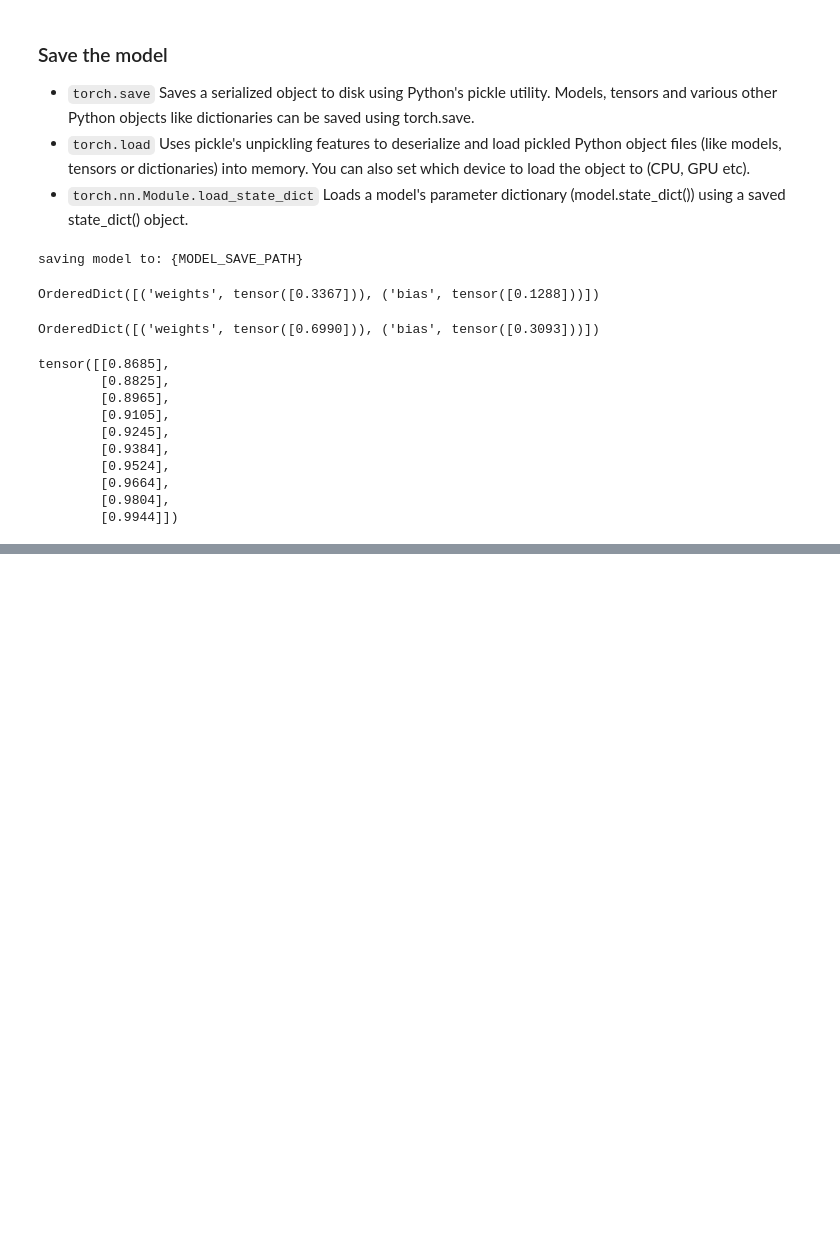
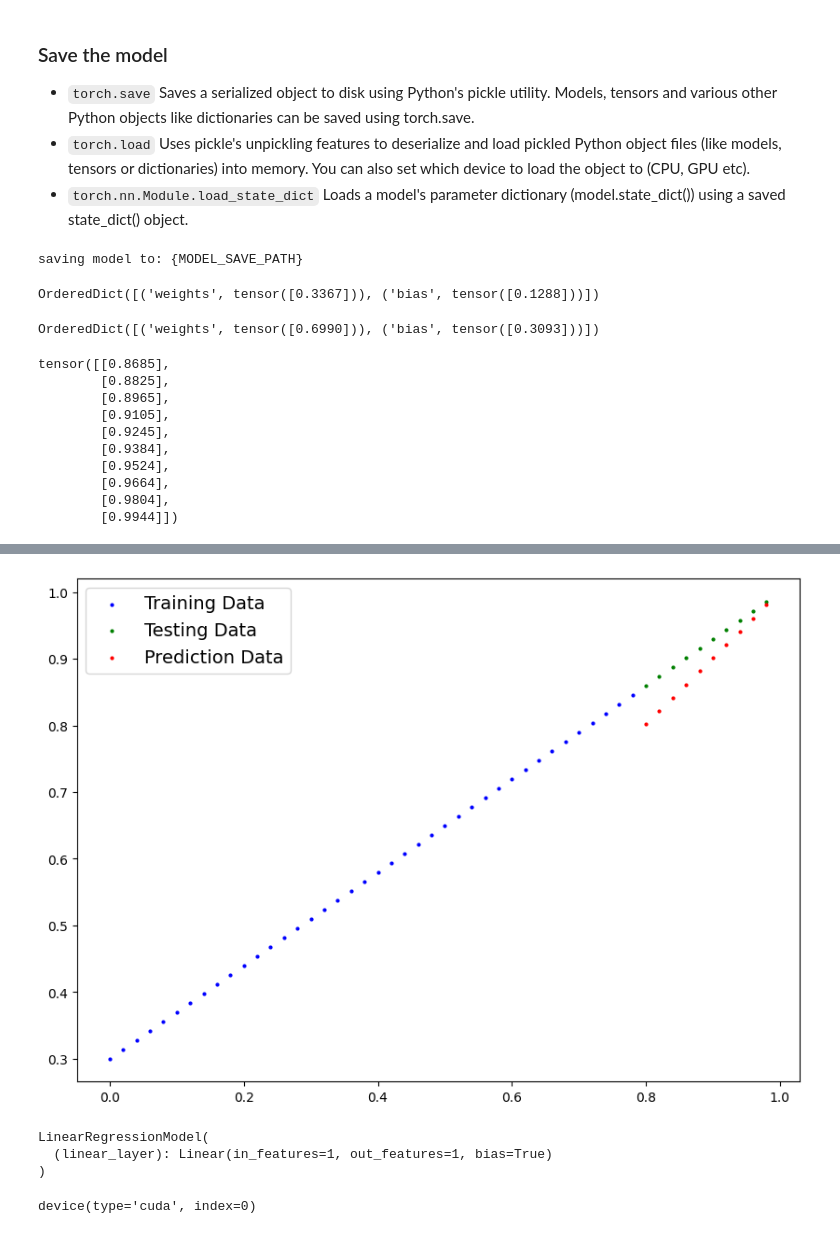
Before and after one commit to allail-qadrillah/Learn-Pytorch, a Jupyter notebook: 01_pytorch_workflow.ipynb, the cells around one changed output, grey strips where cells are left out. Drawn from its saved outputs; the diff is of its cells as text; code cells hidden in the pictures; blank space fills up the shorter version.

```diff
--- a/01_pytorch_workflow.ipynb
+++ b/01_pytorch_workflow.ipynb
@@ -384,0 +440,7 @@ tensor([[0.8685],
+# %%
+# Split data
+train_split = int(0.8 * len(x))
+x_train, y_train = x[:train_split], y[:train_split]
+x_test, y_test = x[train_split:], y[train_split:]
+
+len(X_train), len(y_train), len(X_test), len(y_test)
@@ -384,0 +455,17 @@ tensor([[0.8685],
+# %%
+# BUILIDNG LINEAR MODEL
+class LinearRegressionModel(nn.Module):
+  def __init__(self):
+    super().__init__()
+
+    # use nn.Linear() for createing model parameters
+    self.linear_layer = nn.Linear(in_features=1,
+                                  out_features=1)
+
+  # Define the forward computation (input data x flows through nn.Linear())
+  def forward(self, x:torch.Tensor):
+    return self.linear_layer(x)
+
+torch.manual_seed(42)
+model_1 = LinearRegressionModel()
+model_1, model_1.state_dict()
@@ -384,0 +485,7 @@ tensor([[0.8685],
+# %%
+# setup loss function
+loss_fn = nn.L1Loss()
+
+# setup optimizer
+optimizer = torch.optim.SGD( params=model_1.parameters(),
+                              lr=0.01)
@@ -384,0 +555,9 @@ tensor([[0.8685],
+# %%
+# turn into evaluation mode
+model_1.eval()
+
+# make prediction on the test data
+with  torch.inference_mode():
+  y_preds = model_1(X_test)
+
+y_preds
@@ -384,0 +575,4 @@ tensor([[0.8685],
+# %%
+plot_prediction(predictions=y_preds.cpu())
+# %% [output]
+[figure, added]
@@ -384,0 +592,17 @@ tensor([[0.8685],
+# %%
+# load a model
+loaded_model_1 = LinearRegressionModel()
+
+# load the model state dict
+loaded_model_1.load_state_dict(torch.load(MODEL_SAVE_PATH))
+
+# put loaded model ti device
+loaded_model_1.to(device)
+# %% [output]
+LinearRegressionModel(
+  (linear_layer): Linear(in_features=1, out_features=1, bias=True)
+)
+# %%
+next(loaded_model_1.parameters()).device
+# %% [output]
+device(type='cuda', index=0)
```
Also changed, not shown: parts of 13 cells of this notebook, 1 other file.
